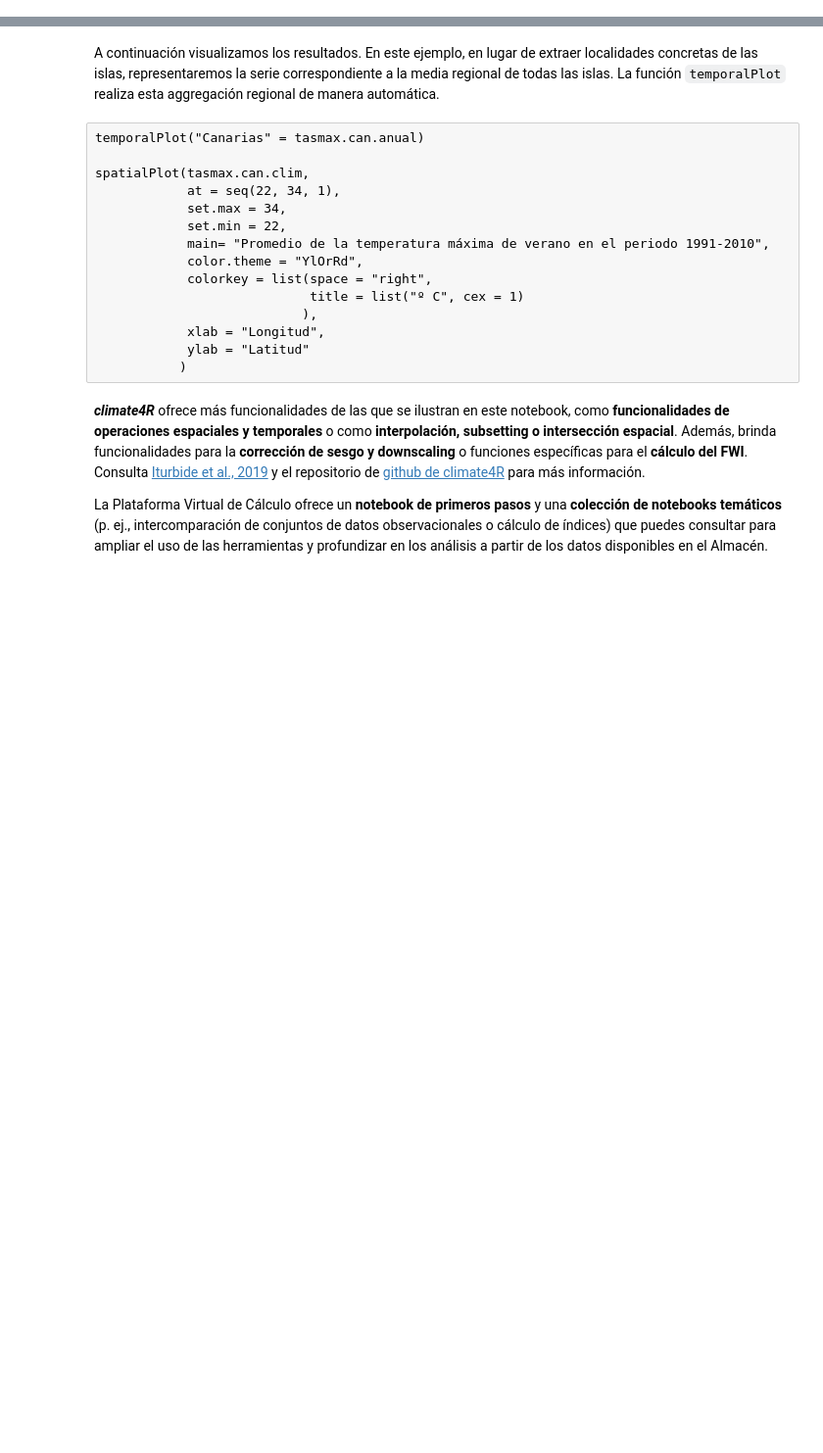
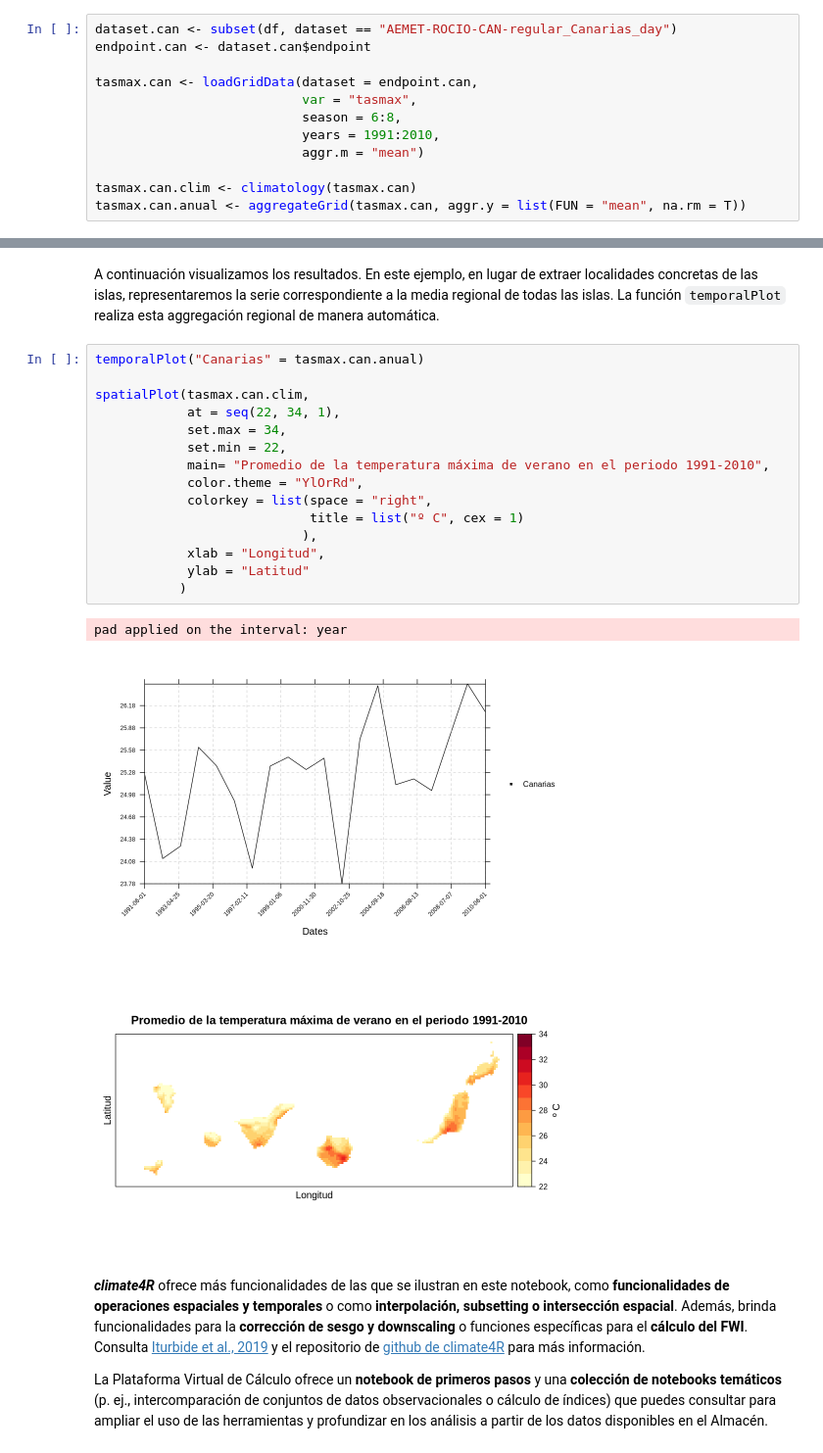
Before and after one commit to SantanderMetGroup/PTI-Clima-Datalab, a Jupyter notebook: Notebooks/R/dataset_AEMET-ROCIO_R.ipynb, the cells around one changed output, grey strips where cells are left out. Shown at 98% size. Saved outputs shown, nothing was run; the diff lists cells and outputs as text; blank space fills up the shorter version.

Commit message:
update after ROCIO-CAN incorporation

```diff
--- a/Notebooks/R/dataset_AEMET-ROCIO_R.ipynb
+++ b/Notebooks/R/dataset_AEMET-ROCIO_R.ipynb
@@ -297,0 +286,12 @@ tasmax.can.anual <- aggregateGrid(tasmax.can, aggr.y = list(FUN = "mean", na.rm
+# %%
+dataset.can <- subset(df, dataset == "AEMET-ROCIO-CAN-regular_Canarias_day")
+endpoint.can <- dataset.can$endpoint
+
+tasmax.can <- loadGridData(dataset = endpoint.can,
+                           var = "tasmax",
+                           season = 6:8,
+                           years = 1991:2010,
+                           aggr.m = "mean")
+
+tasmax.can.clim <- climatology(tasmax.can)
+tasmax.can.anual <- aggregateGrid(tasmax.can, aggr.y = list(FUN = "mean", na.rm = T))
@@ -298,20 +316,24 @@ tasmax.can.anual <- aggregateGrid(tasmax.can, aggr.y = list(FUN = "mean", na.rm
 # %% [markdown]
 A continuación visualizamos los resultados. En este ejemplo, en lugar de extraer localidades concretas de las islas, representaremos la serie correspondiente a la media regional de todas las islas. La función `temporalPlot` realiza esta aggregación regional de manera automática.
-# %% [raw]
-temporalPlot("Canarias" = tasmax.can.anual)
-
-spatialPlot(tasmax.can.clim,
-            at = seq(22, 34, 1),
-            set.max = 34,
-            set.min = 22,
-            main= "Promedio de la temperatura máxima de verano en el periodo 1991-2010",
-            color.theme = "YlOrRd",
-            colorkey = list(space = "right",
-                            title = list("º C", cex = 1)
-                           ),
-            xlab = "Longitud",
-            ylab = "Latitud"
-           )
+# %%
+temporalPlot("Canarias" = tasmax.can.anual)
+
+spatialPlot(tasmax.can.clim,
+            at = seq(22, 34, 1),
+            set.max = 34,
+            set.min = 22,
+            main= "Promedio de la temperatura máxima de verano en el periodo 1991-2010",
+            color.theme = "YlOrRd",
+            colorkey = list(space = "right",
+                            title = list("º C", cex = 1)
+                           ),
+            xlab = "Longitud",
+            ylab = "Latitud"
+           )
+# %% [output]
+pad applied on the interval: year
+[figure, added]
+[figure, added]
 # %% [markdown]
 ***climate4R*** ofrece más funcionalidades de las que se ilustran en este notebook, como **funcionalidades de operaciones espaciales y temporales** o como **interpolación, subsetting o intersección espacial**. Además, brinda funcionalidades para la **corrección de sesgo y downscaling** o funciones específicas para el **cálculo del FWI**. Consulta [Iturbide et al., 2019](https://www.sciencedirect.com/science/article/pii/S1364815218303049?via%3Dihub) y el repositorio de [github de climate4R](https://github.com/SantanderMetGroup/climate4R) para más información.
 
```
Also changed, not shown: parts of 10 cells of this notebook.
